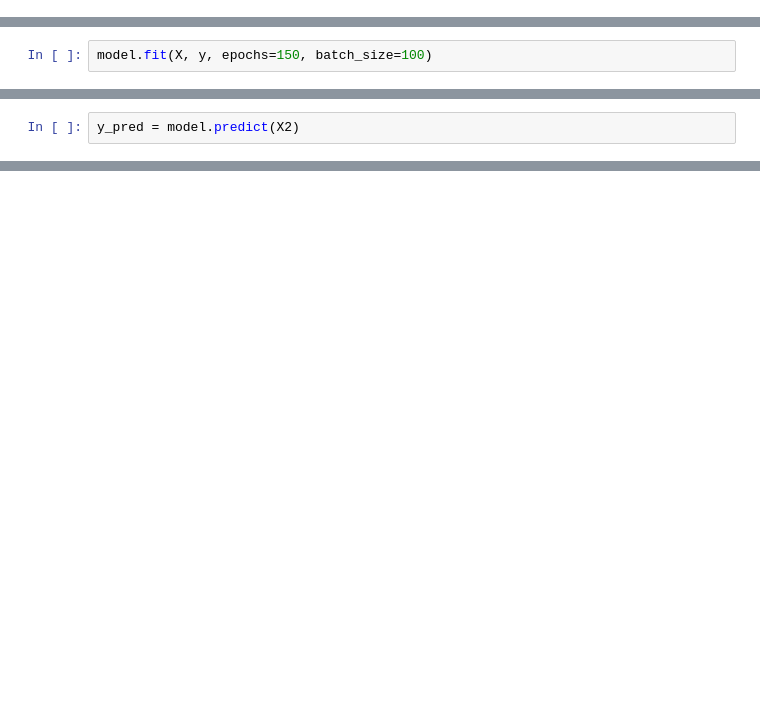
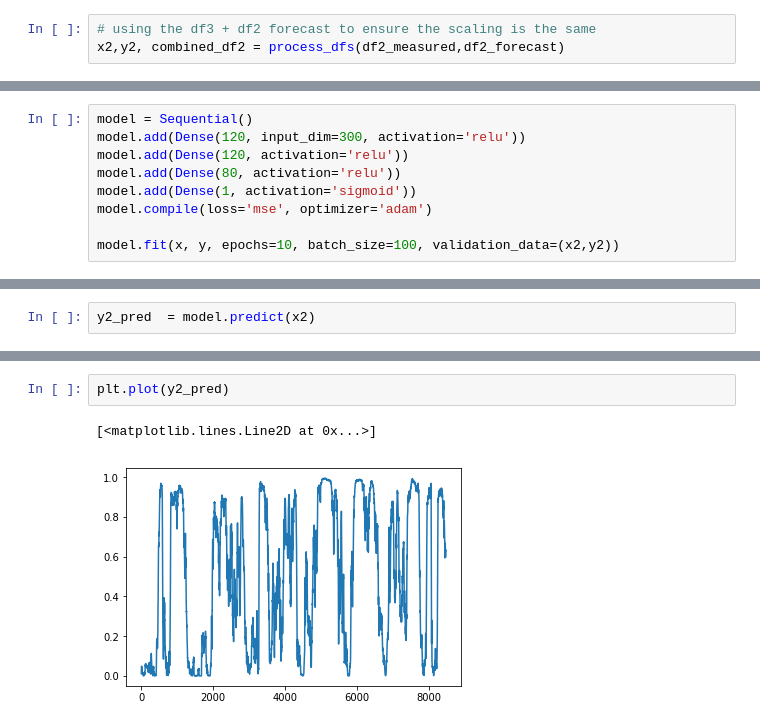
Before and after one commit to diem-ai/wind-energy-prediction, a Jupyter notebook: matt.ipynb, the cells around one changed output, grey strips where cells are left out. Drawn from its saved outputs; the diff is of its cells as text; blank space fills up the shorter version.

Commit message:
working model on dataset3

```diff
--- a/matt.ipynb
+++ b/matt.ipynb
@@ -76,0 +151,3 @@ def process_dfs(measured_df, forecast_df):
+# %%
+# using the df3 + df2 forecast to ensure the scaling is the same
+x2,y2, combined_df2 = process_dfs(df2_measured,df2_forecast)
@@ -76,0 +172,9 @@ def process_dfs(measured_df, forecast_df):
+# %%
+model = Sequential()
+model.add(Dense(120, input_dim=300, activation='relu'))
+model.add(Dense(120, activation='relu'))
+model.add(Dense(80, activation='relu'))
+model.add(Dense(1, activation='sigmoid'))
+model.compile(loss='mse', optimizer='adam')
+
+model.fit(x, y, epochs=10, batch_size=100, validation_data=(x2,y2))
@@ -132,2 +240,0 @@ See the caveats in the documentation: http://pandas.pydata.org/pandas-docs/stabl
-# %%
-model.fit(X, y, epochs=150, batch_size=100)
@@ -156,2 +244,2 @@ Epoch 150/150
 # %%
-y_pred = model.predict(X2)
+y2_pred  = model.predict(x2)
@@ -174,0 +290,5 @@ loss
+# %%
+plt.plot(y2_pred)
+# %% [output]
+[<matplotlib.lines.Line2D at 0x...>]
+[figure, added]
```
Also changed, not shown: parts of 29 cells of this notebook.
